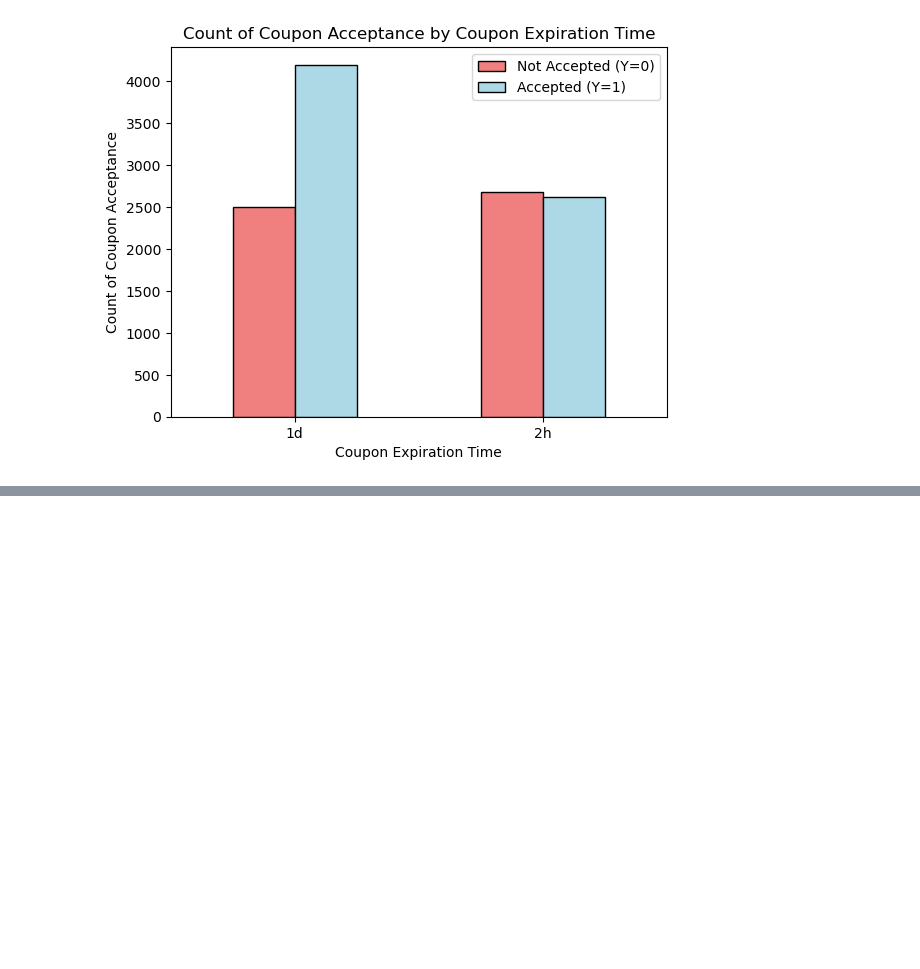
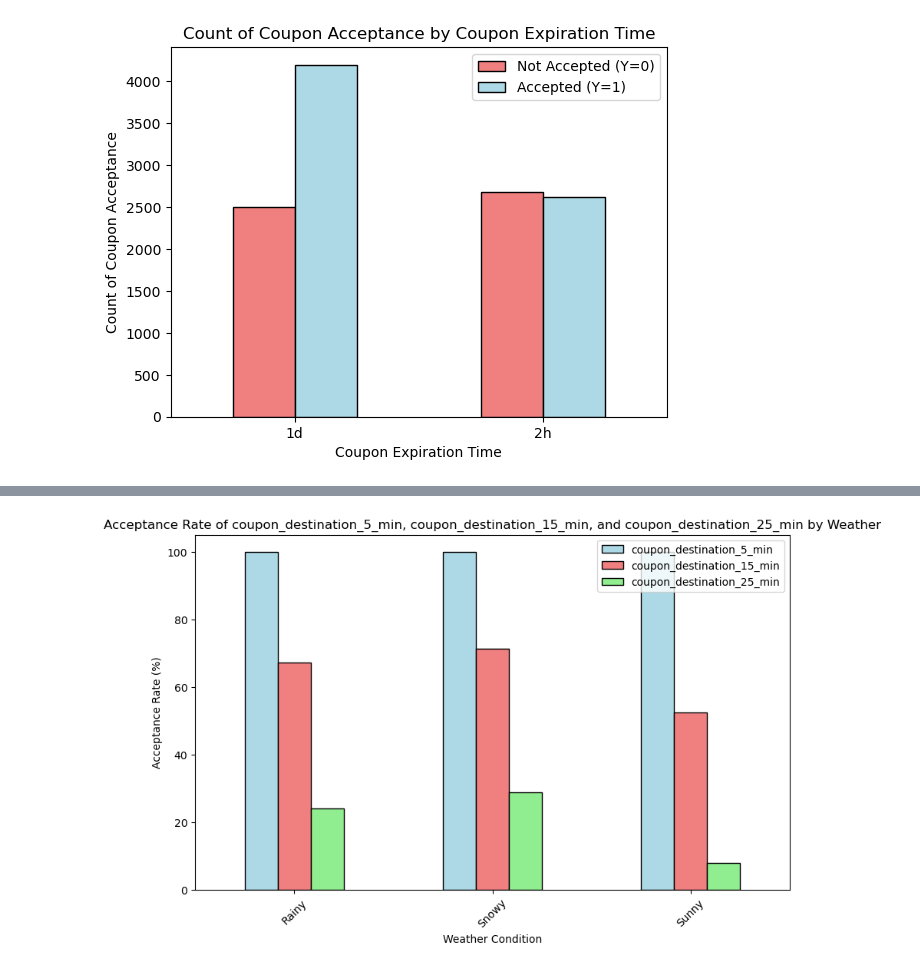
Before and after one commit to nachiketpatil/coupon_data_analysis, a Jupyter notebook: coupon_data_analysis.ipynb, the cells around one changed output, grey strips where cells are left out. Saved outputs shown, nothing was run; the diff lists cells and outputs as text; code cells hidden in the pictures; blank space fills up the shorter version.

```diff
--- a/coupon_data_analysis.ipynb
+++ b/coupon_data_analysis.ipynb
@@ -493,0 +549,19 @@ plt.show()
+# %%
+# Complex plot 3: What is the chance of coupon acceptance based on weather conditions and coupon destination drive time:
+# Looks like almost all coupons are accepted when the destination of the coupon is within 5 minures regardless of the weather conditions.
+# But longer distnace coupons 15 min and 25 min are accepted more during Rainy and Snowy weather than Sunny weather.
+
+acceptance_rate_weather = data_clean.groupby("weather")[["toCoupon_GEQ5min", "toCoupon_GEQ15min", "toCoupon_GEQ25min"]].mean() * 100
+
+# Plot bar chart using Matplotlib
+acceptance_rate_weather.plot(kind="bar", color=['lightblue', 'lightcoral', 'lightgreen'], edgecolor="black",figsize=(10,6))
+
+plt.xlabel("Weather Condition")
+plt.ylabel("Acceptance Rate (%)")
+plt.title("Acceptance Rate of coupon_destination_5_min, coupon_destination_15_min, and coupon_destination_25_min by Weather")
+plt.legend(["coupon_destination_5_min", "coupon_destination_15_min", "coupon_destination_25_min"])
+
+plt.xticks(rotation=45)
+plt.show()
+# %% [output]
+[figure, added]
```
Also changed, not shown: parts of 2 cells of this notebook.
